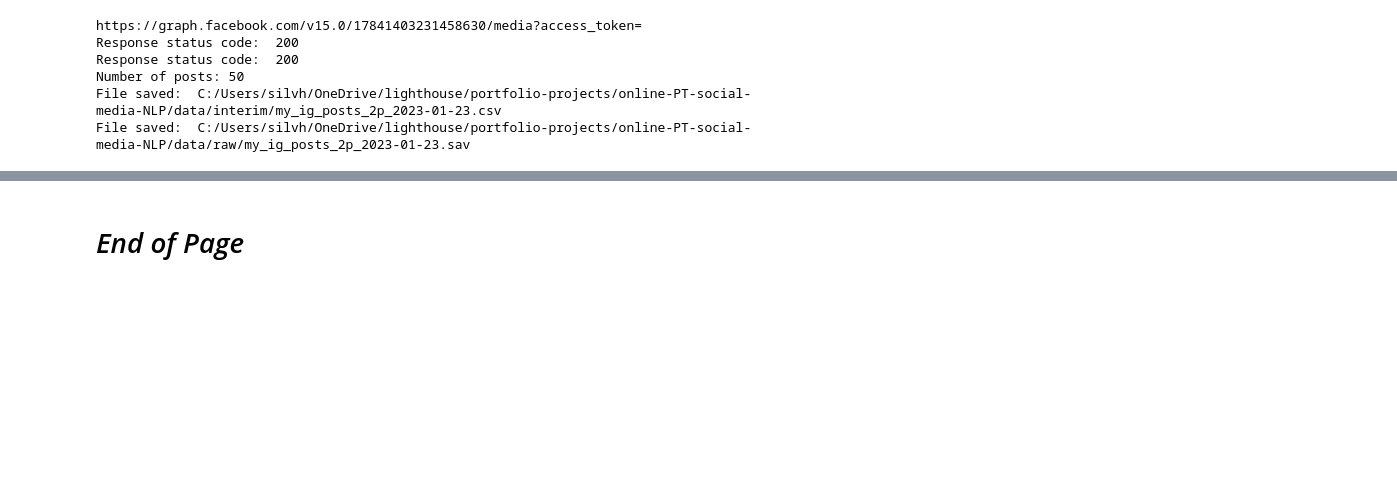
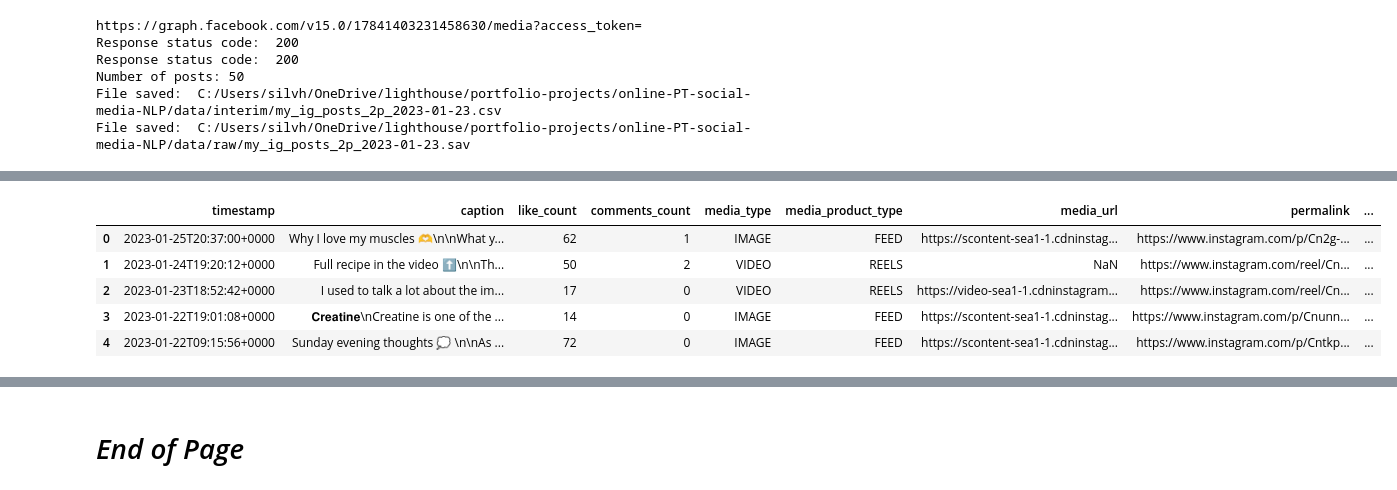
Before and after one commit to silvhua/online-PT-business-KPI, a Jupyter notebook: notebooks/2023-01-22 Instagram API.ipynb, the cells around one changed output, grey strips where cells are left out. Saved outputs shown, nothing was run; the diff lists cells and outputs as text; code cells hidden in the pictures; blank space fills up the shorter version.

```diff
--- a/notebooks/2023-01-22 Instagram API.ipynb
+++ b/notebooks/2023-01-22 Instagram API.ipynb
@@ -62,0 +152,9 @@ File saved:  C:/Users/silvh/OneDrive/lighthouse/portfolio-projects/online-PT-soc
+# %%
+df_test_am.head()
+# %% [output]
+|  | timestamp | caption | like_count | comments_count | media_type | media_product_type | media_url | permalink | ... |
+| 0 | 2023-01-25T20:37:00+0000 | Why I love my muscles 🫶\n\nWhat y... | 62 | 1 | IMAGE | FEED | https://scontent-sea1-1.cdninstag... | https://www.instagram.com/p/Cn2g-... | ... |
+| 1 | 2023-01-24T19:20:12+0000 | Full recipe in the video ⬆️\n\nTh... | 50 | 2 | VIDEO | REELS | NaN | https://www.instagram.com/reel/Cn... | ... |
+| 2 | 2023-01-23T18:52:42+0000 | I used to talk a lot about the im... | 17 | 0 | VIDEO | REELS | https://video-sea1-1.cdninstagram... | https://www.instagram.com/reel/Cn... | ... |
+| 3 | 2023-01-22T19:01:08+0000 | 𝐂𝐫𝐞𝐚𝐭𝐢𝐧𝐞\nCreatine is one of the ... | 14 | 0 | IMAGE | FEED | https://scontent-sea1-1.cdninstag... | https://www.instagram.com/p/Cnunn... | ... |
+| 4 | 2023-01-22T09:15:56+0000 | Sunday evening thoughts 💭 \n\nAs ... | 72 | 0 | IMAGE | FEED | https://scontent-sea1-1.cdninstag... | https://www.instagram.com/p/Cntkp... | ... |
```
Also changed, not shown: parts of 12 cells of this notebook.
